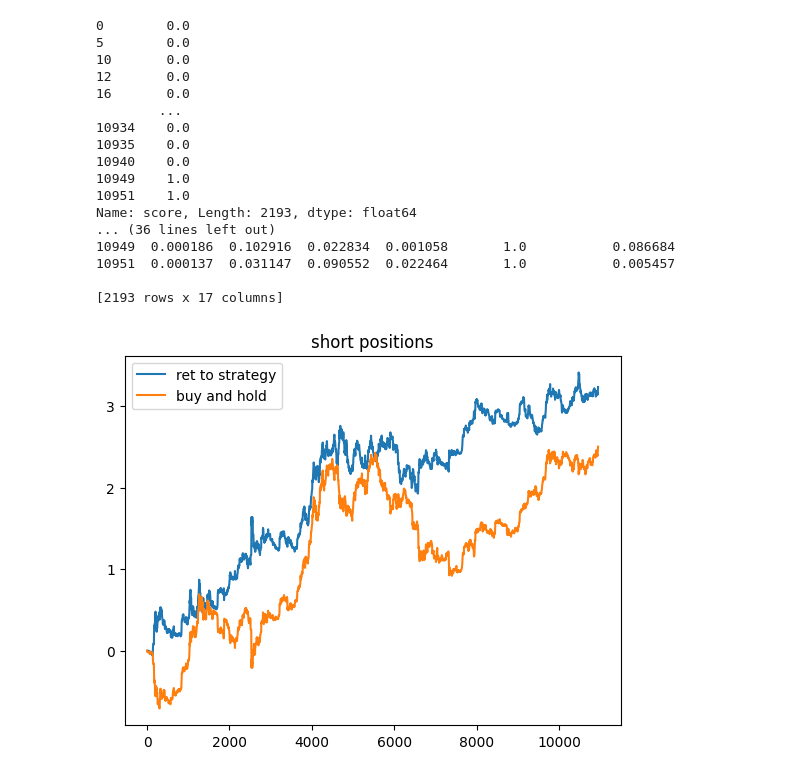
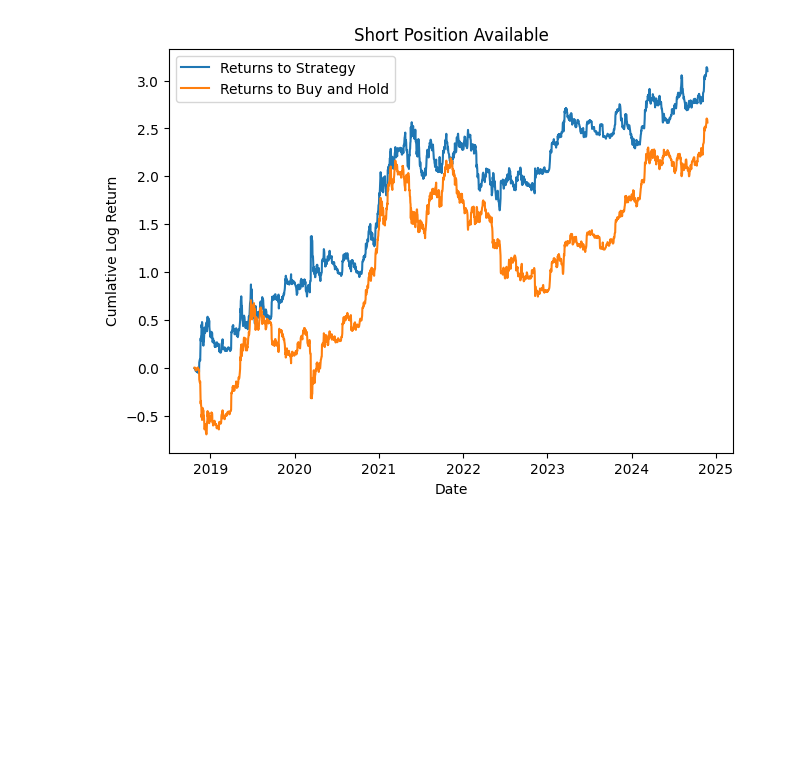
Before and after one commit to brandonwaits12/Crypto-Return-Prediction, a Jupyter notebook: portfolio.ipynb, the cells around one changed output. Saved outputs shown, nothing was run; the diff lists cells and outputs as text; code cells hidden in the pictures; blank space fills up the shorter version.

Commit message:
graphs2

```diff
--- a/portfolio.ipynb
+++ b/portfolio.ipynb
@@ -48,40 +34,29 @@ plt.show()
 # %%
 #short positions
 
 df = pd.read_csv('proj_data.csv')
+df['date'] = pd.to_datetime(df['date'])
 df = df[df.tick == 'BTC-USD']
 df[f'score'] = score(df)
+df.dropna(subset=('score'), inplace=True)
 n = len(df)
 mask_l = df.score >=0
 mask_s = df.score < 0
-print(np.ones(n)*mask_l)
+
 df['position'] = np.ones(n)*mask_l - np.ones(n)*mask_s
 df['position_X_logret'] = df.position*df.logret
 
-print(df)
 
-plt.plot(df['position_X_logret'].cumsum(), label = 'ret to strategy')
-plt.plot(df['logret'].cumsum(), label = 'buy and hold')
+
+plt.plot(df['date'], df['position_X_logret'].cumsum(), label = 'Returns to Strategy')
+plt.plot(df['date'], df['logret'].cumsum(), label = 'Returns to Buy and Hold')
+
 
 plt.legend()
-plt.title('short positions')
+plt.title('Short Position Available')
+plt.tight_layout()
+plt.xlabel('Date')
+plt.ylabel('Cumlative Log Return')
 plt.show()
 # %% [output]
-0        0.0
-5        0.0
-10       0.0
-12       0.0
-16       0.0
-        ...
-10934    0.0
-10935    0.0
-10940    0.0
-10949    1.0
-10951    1.0
-Name: score, Length: 2193, dtype: float64
-... (36 lines left out)
-10949  0.000186  0.102916  0.022834  0.001058       1.0           0.086684
-10951  0.000137  0.031147  0.090552  0.022464       1.0           0.005457
-
-[2193 rows x 17 columns]
-[figure, old version]
+[figure, new version]
```
Also changed, not shown: parts of 4 cells of this notebook, 1 other file.
